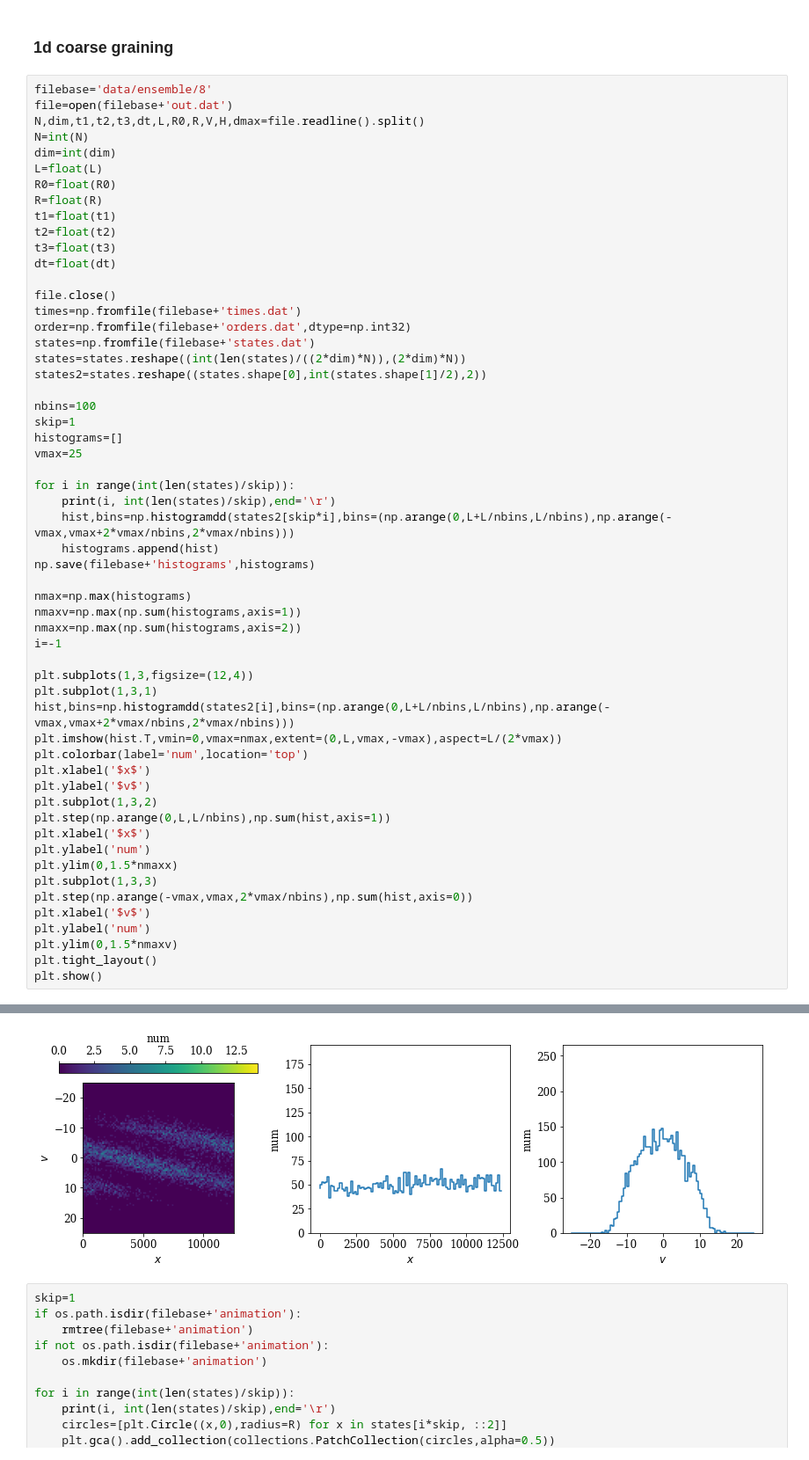
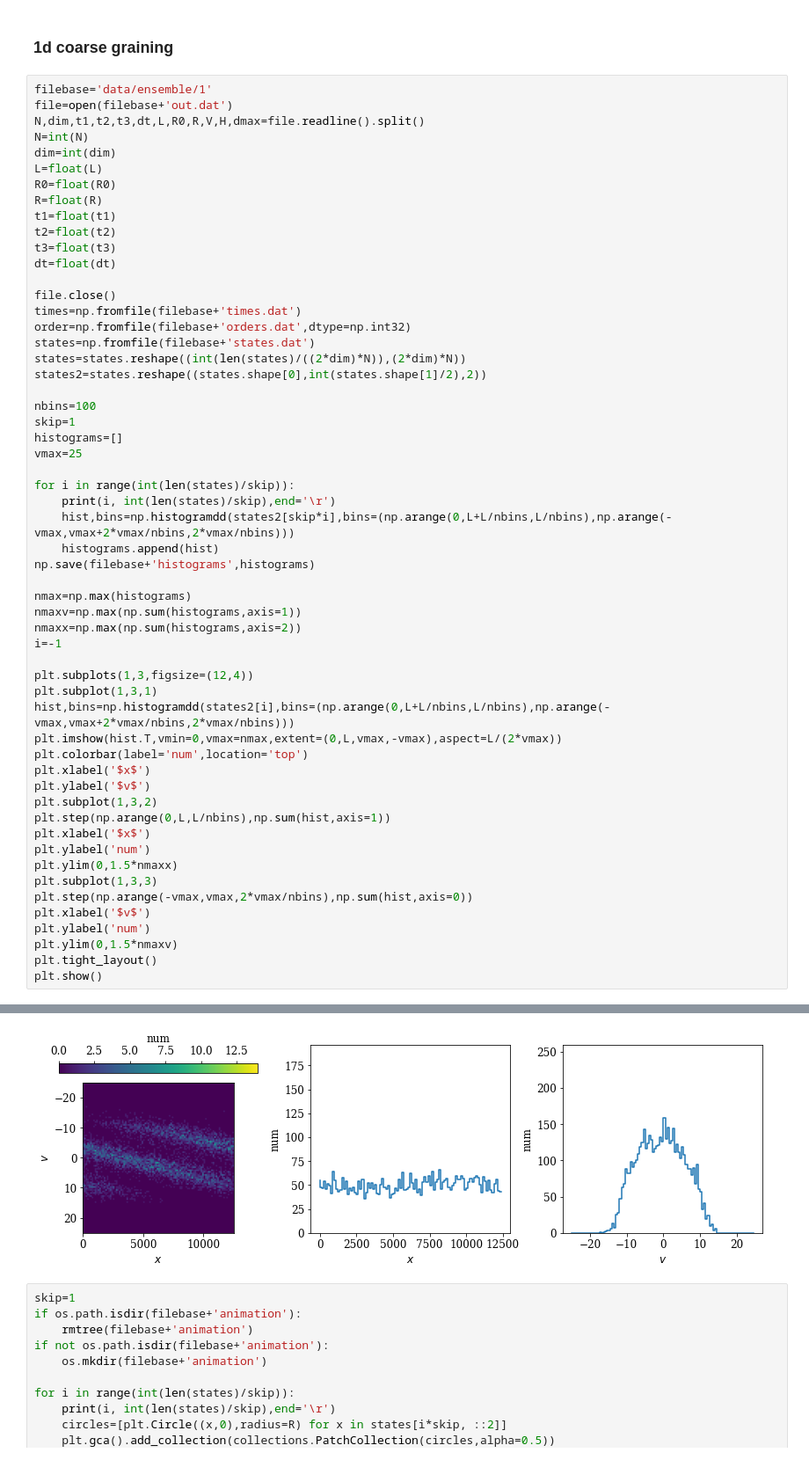
Before and after one commit to znicolaou/manybody, a Jupyter notebook: plot.ipynb, the cells around one changed output, grey strips where cells are left out. Shown at 88% size. Saved outputs shown, nothing was run; the diff lists cells and outputs as text.

```diff
--- a/plot.ipynb
+++ b/plot.ipynb
@@ -276,7 +276,7 @@ Video(filebase+'animation.mp4',width=512)
 # %% [markdown]
 ### 1d coarse graining
 # %%
-filebase='data/ensemble/8'
+filebase='data/ensemble/1'
 file=open(filebase+'out.dat')
 N,dim,t1,t2,t3,dt,L,R0,R,V,H,dmax=file.readline().split()
 N=int(N)
@@ -306,34 +306,34 @@ for i in range(int(len(states)/skip)):
     hist,bins=np.histogramdd(states2[skip*i],bins=(np.arange(0,L+L/nbins,L/nbins),np.arange(-vmax,vmax+2*vmax/nbins,2*vmax/nbins)))
     histograms.append(hist)
 np.save(filebase+'histograms',histograms)
 
 nmax=np.max(histograms)
 nmaxv=np.max(np.sum(histograms,axis=1))
 nmaxx=np.max(np.sum(histograms,axis=2))
 i=-1
 
 plt.subplots(1,3,figsize=(12,4))
 plt.subplot(1,3,1)
 hist,bins=np.histogramdd(states2[i],bins=(np.arange(0,L+L/nbins,L/nbins),np.arange(-vmax,vmax+2*vmax/nbins,2*vmax/nbins)))
 plt.imshow(hist.T,vmin=0,vmax=nmax,extent=(0,L,vmax,-vmax),aspect=L/(2*vmax))
 plt.colorbar(label='num',location='top')
 plt.xlabel('$x$')
 plt.ylabel('$v$')
 plt.subplot(1,3,2)
 plt.step(np.arange(0,L,L/nbins),np.sum(hist,axis=1))
 plt.xlabel('$x$')
 plt.ylabel('num')
 plt.ylim(0,1.5*nmaxx)
 plt.subplot(1,3,3)
 plt.step(np.arange(-vmax,vmax,2*vmax/nbins),np.sum(hist,axis=0))
 plt.xlabel('$v$')
 plt.ylabel('num')
 plt.ylim(0,1.5*nmaxv)
 plt.tight_layout()
 plt.show()
 # %% [output]
 1000 1001
-[figure, old version]
+[figure, new version]
 # %%
 skip=1
 if os.path.isdir(filebase+'animation'):
```
Also changed, not shown: parts of 2 cells of this notebook, 1 other file.
